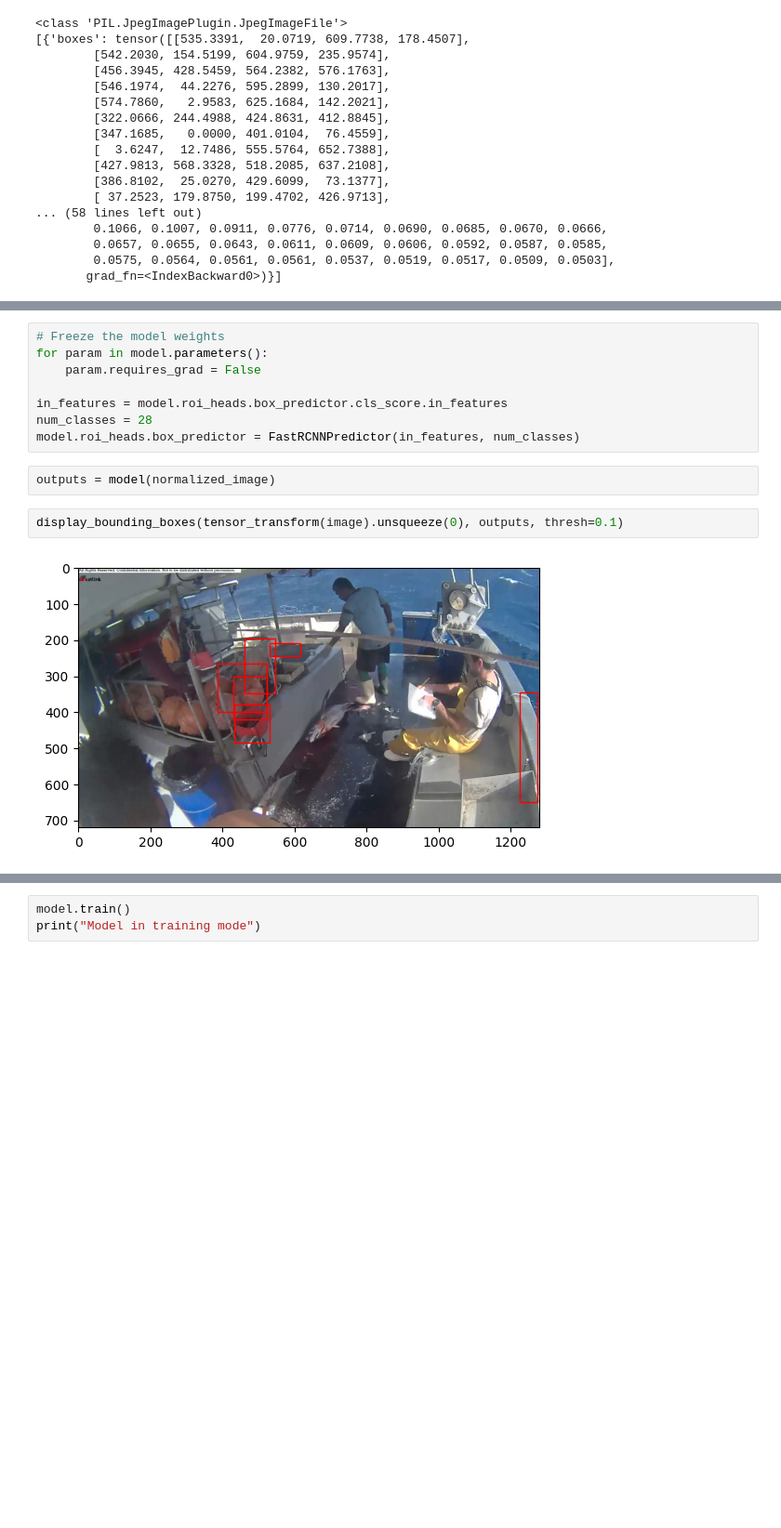
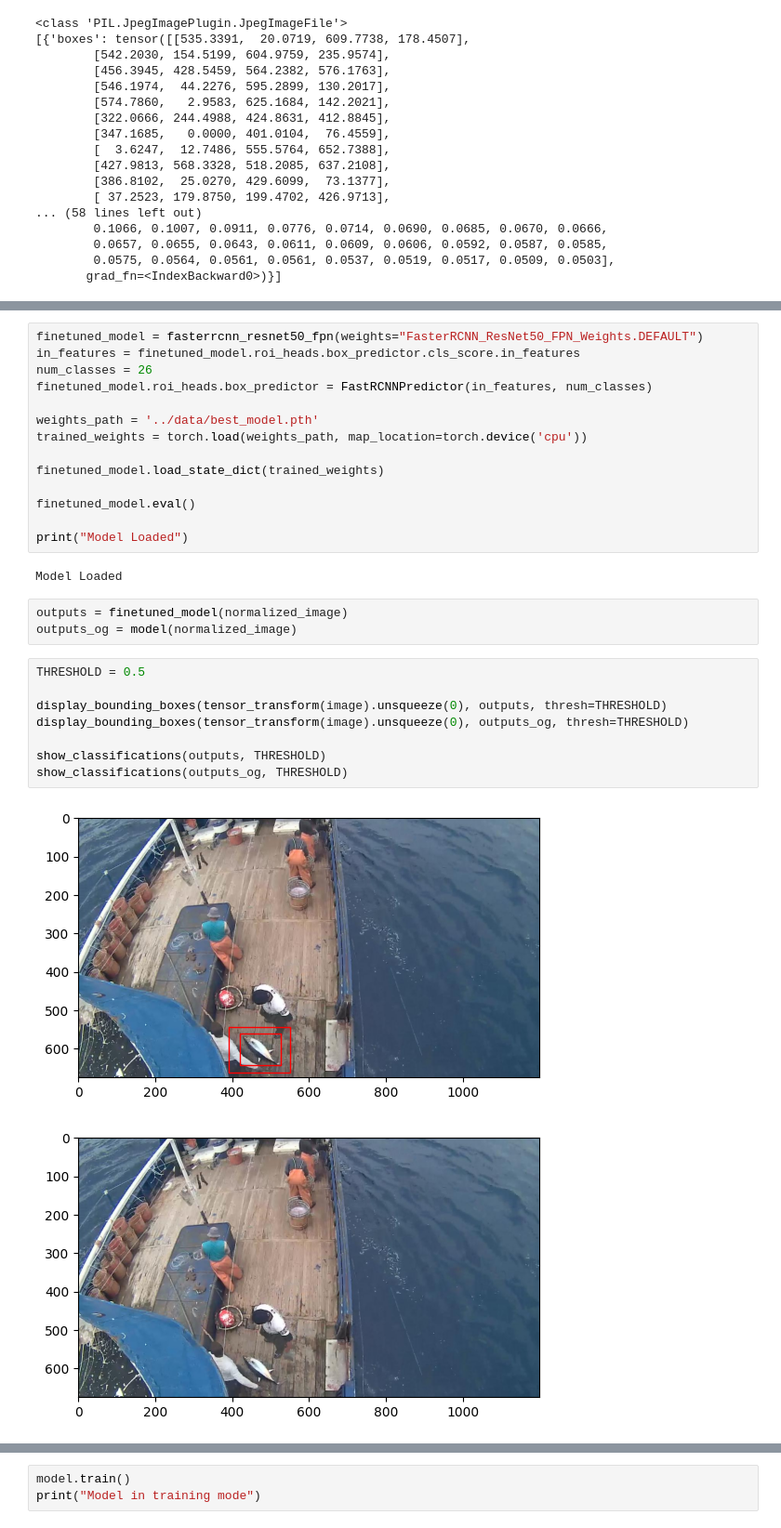
Before and after one commit to nicholasconterno/Fishnet3, a Jupyter notebook: notebooks/faster_rcnn_test.ipynb, the cells around one changed output, grey strips where cells are left out. Shown at 93% size. Cells and saved outputs as stored; diff of their text form; blank space fills up the shorter version.

Commit message:
Tested trained model

```diff
--- a/notebooks/faster_rcnn_test.ipynb
+++ b/notebooks/faster_rcnn_test.ipynb
@@ -136,14 +136,30 @@ roi_heads.box_predictor.bbox_pred.bias torch.Size([364])
-# %%
-# Freeze the model weights
-for param in model.parameters():
-    param.requires_grad = False
-
-in_features = model.roi_heads.box_predictor.cls_score.in_features
-num_classes = 28
-model.roi_heads.box_predictor = FastRCNNPredictor(in_features, num_classes)
+# %%
+finetuned_model = fasterrcnn_resnet50_fpn(weights="FasterRCNN_ResNet50_FPN_Weights.DEFAULT")
+in_features = finetuned_model.roi_heads.box_predictor.cls_score.in_features
+num_classes = 26
+finetuned_model.roi_heads.box_predictor = FastRCNNPredictor(in_features, num_classes)
+
+weights_path = '../data/best_model.pth'
+trained_weights = torch.load(weights_path, map_location=torch.device('cpu'))
+
+finetuned_model.load_state_dict(trained_weights)
+
+finetuned_model.eval()
+
+print("Model Loaded")
+# %% [output]
+Model Loaded
 # %%
-outputs = model(normalized_image)
+outputs = finetuned_model(normalized_image)
+outputs_og = model(normalized_image)
-# %%
-display_bounding_boxes(tensor_transform(image).unsqueeze(0), outputs, thresh=0.1)
-# %% [output]
-[figure, removed]
+# %%
+THRESHOLD = 0.5
+
+display_bounding_boxes(tensor_transform(image).unsqueeze(0), outputs, thresh=THRESHOLD)
+display_bounding_boxes(tensor_transform(image).unsqueeze(0), outputs_og, thresh=THRESHOLD)
+
+show_classifications(outputs, THRESHOLD)
+show_classifications(outputs_og, THRESHOLD)
+# %% [output]
+[figure, added]
+[figure, added]
```
Also changed, not shown: parts of 5 cells of this notebook, 1 other file.
